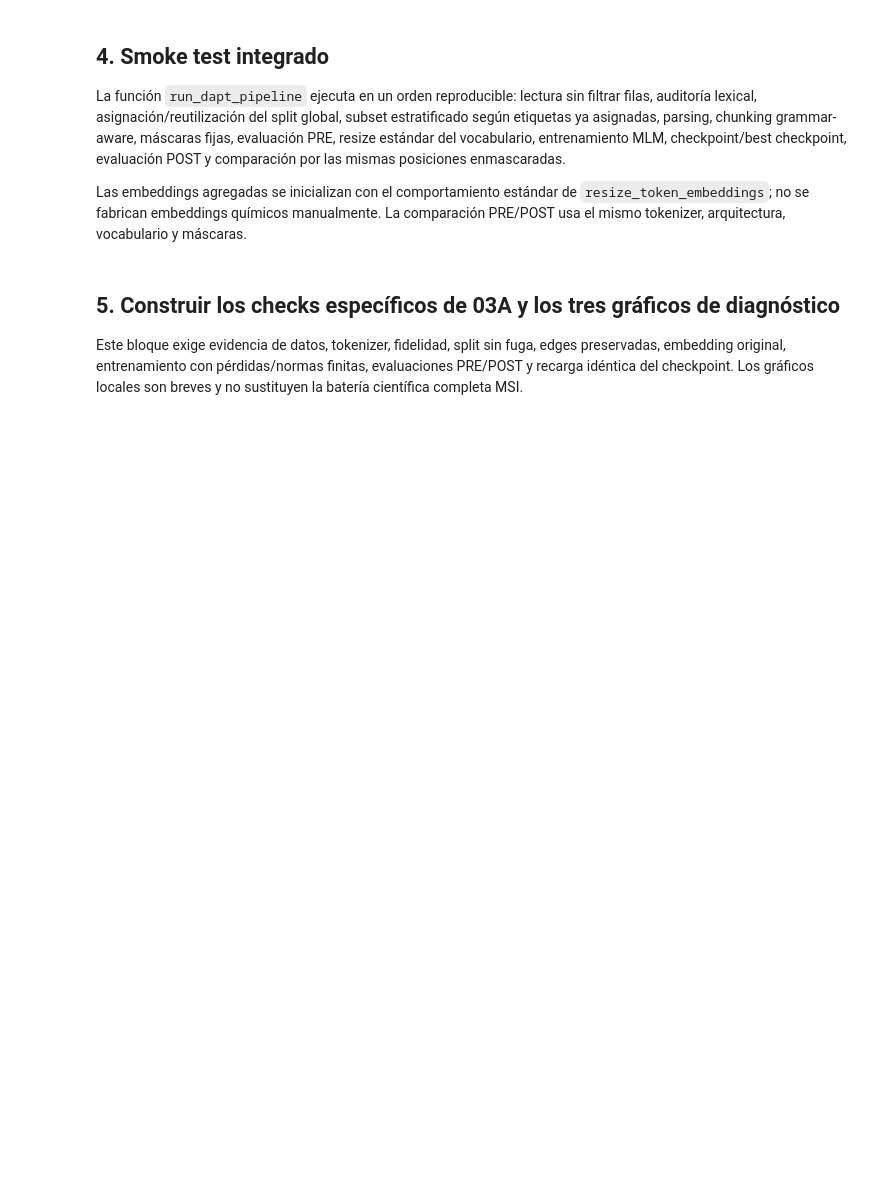
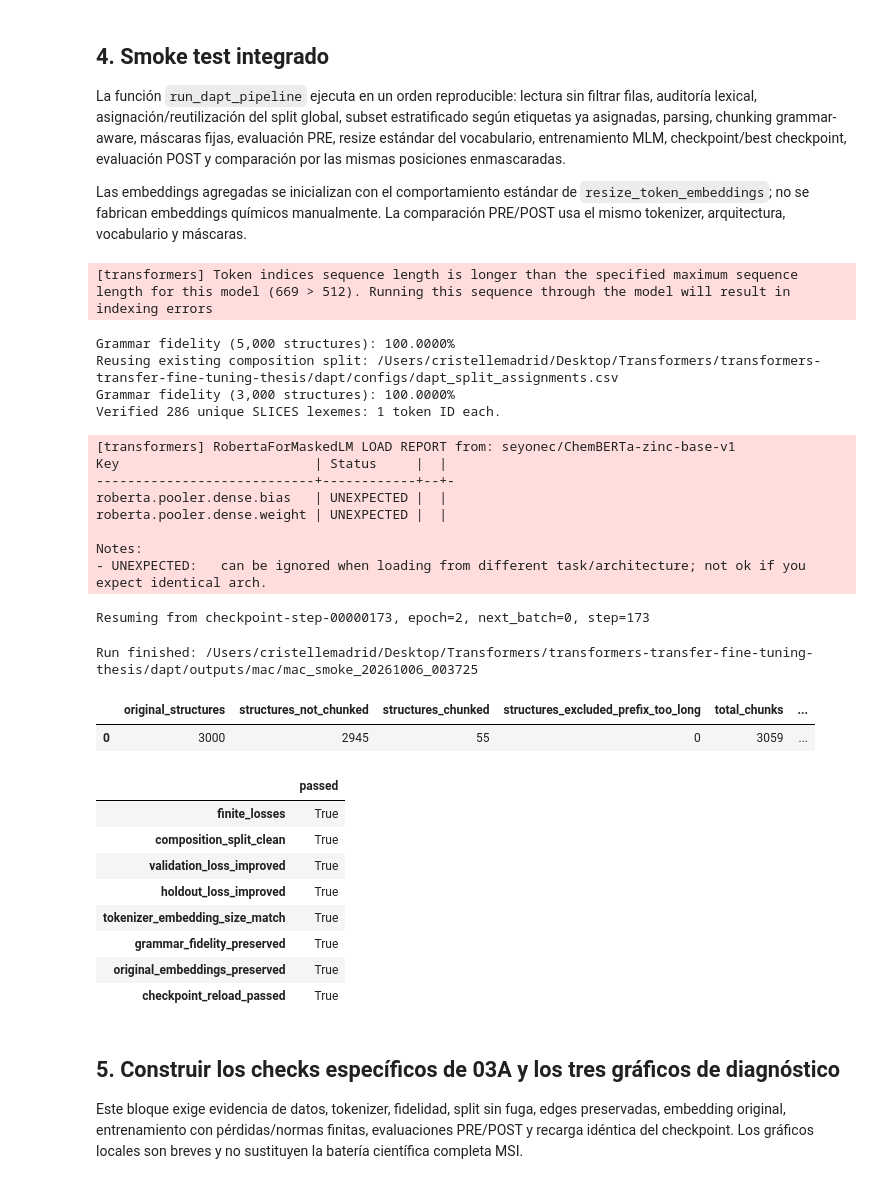
Before and after one commit to CristelleMadridLopez23/transformers-transfer-fine-tuning-thesis, a Jupyter notebook: dapt/notebooks/03a_slices_dapt_mac_smoke_test.ipynb, the cells around one changed output. Saved outputs shown, nothing was run; the diff lists cells and outputs as text; code cells hidden in the pictures; blank space fills up the shorter version.

```diff
--- a/dapt/notebooks/03a_slices_dapt_mac_smoke_test.ipynb
+++ b/dapt/notebooks/03a_slices_dapt_mac_smoke_test.ipynb
@@ -57,7 +81,26 @@ configured_dataset = config.get("dataset_path")
 DATASET_PATH = (PROJECT_ROOT / configured_dataset).resolve() if configured_dataset else find_alexandria_csv(PROJECT_ROOT)
 TOKENIZER_PATH = (PROJECT_ROOT / config["tokenizer_path"]).resolve()
 SPLIT_PATH = (PROJECT_ROOT / config["split_path"]).resolve()
-RUN_DIR = create_timestamped_run(PROJECT_ROOT / "dapt/outputs/mac", "mac_smoke")
+MAC_OUTPUT_ROOT = PROJECT_ROOT / "dapt/outputs/mac"
+resume_keys = ["max_structures", "epochs", "train_batch_size", "eval_batch_size",
+               "gradient_accumulation_steps", "learning_rate", "weight_decay",
+               "warmup_ratio", "mlm_probability", "max_length", "seed", "diagnostic_seed"]
+interrupted_runs = []
+for candidate in sorted(MAC_OUTPUT_ROOT.glob("mac_smoke_*"), key=lambda p: p.stat().st_mtime, reverse=True):
+    resolved_path = candidate / "resolved_config.yaml"
+    if (candidate / "mac_smoke_test_status.json").exists() or not resolved_path.exists():
+        continue
+    if find_latest_checkpoint(candidate) is None:
+        continue
+    previous_config = yaml.safe_load(resolved_path.read_text(encoding="utf-8")) or {}
+    if all(previous_config.get(key) == config.get(key) for key in resume_keys):
+        interrupted_runs.append(candidate)
+        break
+if interrupted_runs:
+    RUN_DIR = interrupted_runs[0]
+    print("Reusing interrupted smoke-test run with a saved checkpoint:", RUN_DIR)
+else:
+    RUN_DIR = create_timestamped_run(MAC_OUTPUT_ROOT, "mac_smoke")
 
 print("Alexandria CSV:", DATASET_PATH)
 print("Adapted tokenizer:", TOKENIZER_PATH)
@@ -83,26 +138,59 @@ La función `run_dapt_pipeline` ejecuta en un orden reproducible: lectura sin fi
 
 Las embeddings agregadas se inicializan con el comportamiento estándar de `resize_token_embeddings`; no se fabrican embeddings químicos manualmente. La comparación PRE/POST usa el mismo tokenizer, arquitectura, vocabulario y máscaras.
 # %%
+# Reload the shared module so this cell uses the latest dapt_utils.py even in a live kernel.
+import importlib
+import dapt_utils
+dapt_utils = importlib.reload(dapt_utils)
+run_dapt_pipeline = dapt_utils.run_dapt_pipeline
+
 config["dataset_path"] = str(DATASET_PATH)
 config["tokenizer_path"] = str(TOKENIZER_PATH)
 config["split_path"] = str(SPLIT_PATH)
 (RUN_DIR / "resolved_config.yaml").write_text(yaml.safe_dump(config, sort_keys=False), encoding="utf-8")
 
 result = run_dapt_pipeline(
     config=config,
     project_root=PROJECT_ROOT,
     run_dir=RUN_DIR,
     device_policy="mac",       # No consulta CUDA; MPS si está disponible, CPU en caso contrario.
     require_cuda=False,
     publish_final_model=False,  # Nunca publicar un modelo final desde el Mac.
     smoke_mode=True,            # No genera los 20 gráficos científicos MSI.
-    resume=None,
+    resume="auto",           # Reutiliza el checkpoint si se reejecuta esta celda; un run nuevo entrena normalmente.
 )
 summary = result["summary"]
 prepared = result["prepared"]
 print("Run finished:", RUN_DIR)
 display(pd.DataFrame(prepared["chunking_statistics"]))
 display(pd.DataFrame([summary["critical_checks"]]).T.rename(columns={0:"passed"}))
+# %% [output]
+[transformers] Token indices sequence length is longer than the specified maximum sequence length for this model (669 > 512). Running this sequence through the model will result in indexing errors
+Grammar fidelity (5,000 structures): 100.0000%
+Reusing existing composition split: /Users/cristellemadrid/Desktop/Transformers/transformers-transfer-fine-tuning-thesis/dapt/configs/dapt_split_assignments.csv
+Grammar fidelity (3,000 structures): 100.0000%
+Verified 286 unique SLICES lexemes: 1 token ID each.
+[transformers] RobertaForMaskedLM LOAD REPORT from: seyonec/ChemBERTa-zinc-base-v1
+Key                         | Status     |  |
+----------------------------+------------+--+-
+roberta.pooler.dense.bias   | UNEXPECTED |  |
+roberta.pooler.dense.weight | UNEXPECTED |  |
+
+Notes:
+- UNEXPECTED:   can be ignored when loading from different task/architecture; not ok if you expect identical arch.
+Resuming from checkpoint-step-00000173, epoch=2, next_batch=0, step=173
+Run finished: /Users/cristellemadrid/Desktop/Transformers/transformers-transfer-fine-tuning-thesis/dapt/outputs/mac/mac_smoke_20261006_003725
+|  | original_structures | structures_not_chunked | structures_chunked | structures_excluded_prefix_too_long | total_chunks | ... |
+| 0 | 3000 | 2945 | 55 | 0 | 3059 | ... |
+|  | passed |
+| finite_losses | True |
+| composition_split_clean | True |
+| validation_loss_improved | True |
+| holdout_loss_improved | True |
+| tokenizer_embedding_size_match | True |
+| grammar_fidelity_preserved | True |
+| original_embeddings_preserved | True |
+| checkpoint_reload_passed | True |
 # %% [markdown]
 ## 5. Construir los checks específicos de 03A y los tres gráficos de diagnóstico
 
```
Also changed, not shown: parts of 5 cells of this notebook, 1 other file.
